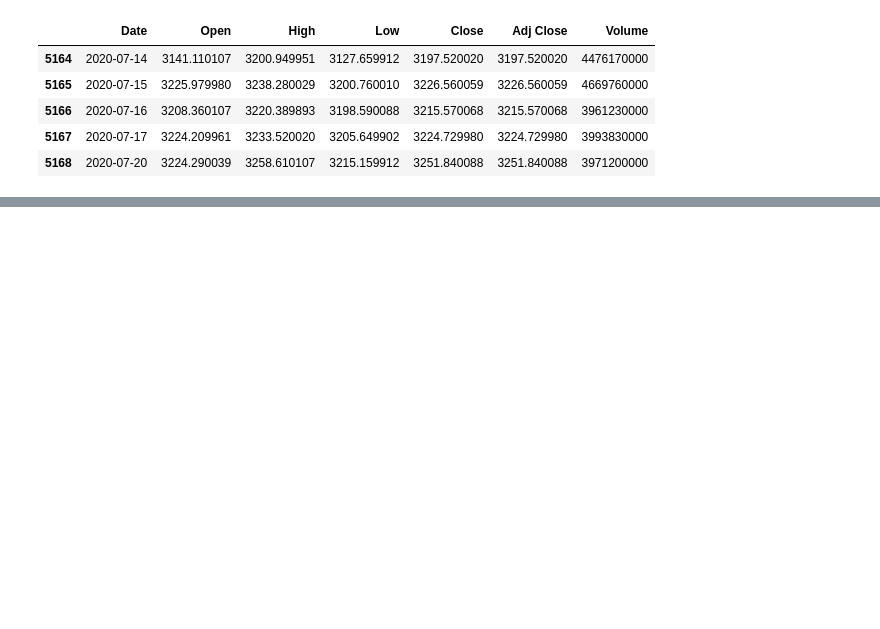
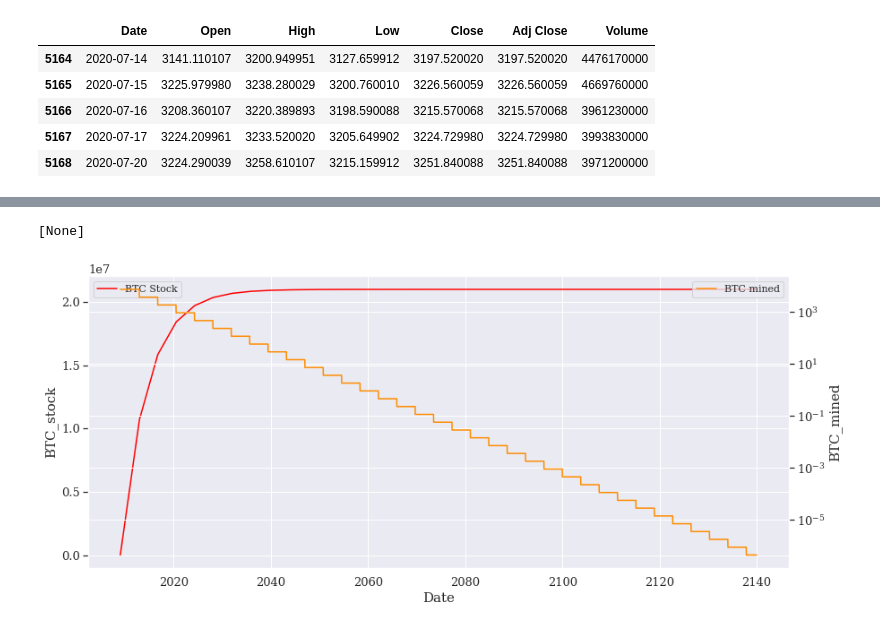
Before and after one commit to Igodlab/Bitcoin-price, a Jupyter notebook: BTC_price.ipynb, the cells around one changed output, grey strips where cells are left out. Cells and saved outputs as stored; diff of their text form; code cells hidden in the pictures; blank space fills up the shorter version.

```diff
--- a/BTC_price.ipynb
+++ b/BTC_price.ipynb
@@ -407,0 +426,14 @@ BTCs = pd.DataFrame({"Date": s2f_time, "BTC_mined": BTCp, "BTC_stock": BTCstock}
+# %%
+## Bitcoins mined and Bitcoins in stock
+fig0, ax1 = plt.subplots(figsize=(14,6))
+sns.lineplot(data=BTCs, x="Date", y="BTC_stock", label="BTC Stock", color="red")
+
+ax2 = ax1.twinx()
+sns.lineplot(data=BTCs, x="Date", y="BTC_mined", label="BTC mined", color="darkorange")
+ax2.set(yscale="log")
+
+## savefig
+##plt.savefig("Bitcoin_produced.png", dpi=300)
+# %% [output]
+[None]
+[figure, added]
```
Also changed, not shown: parts of 30 cells of this notebook.
